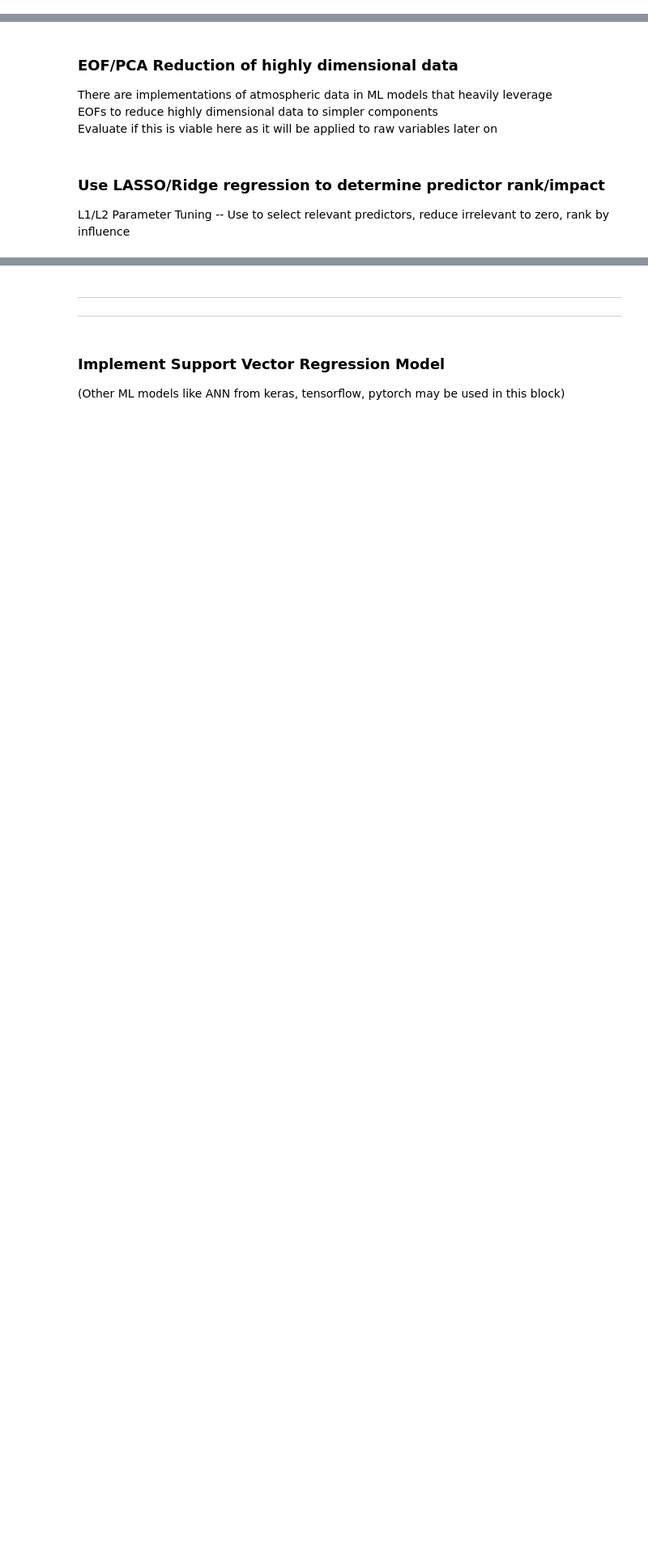
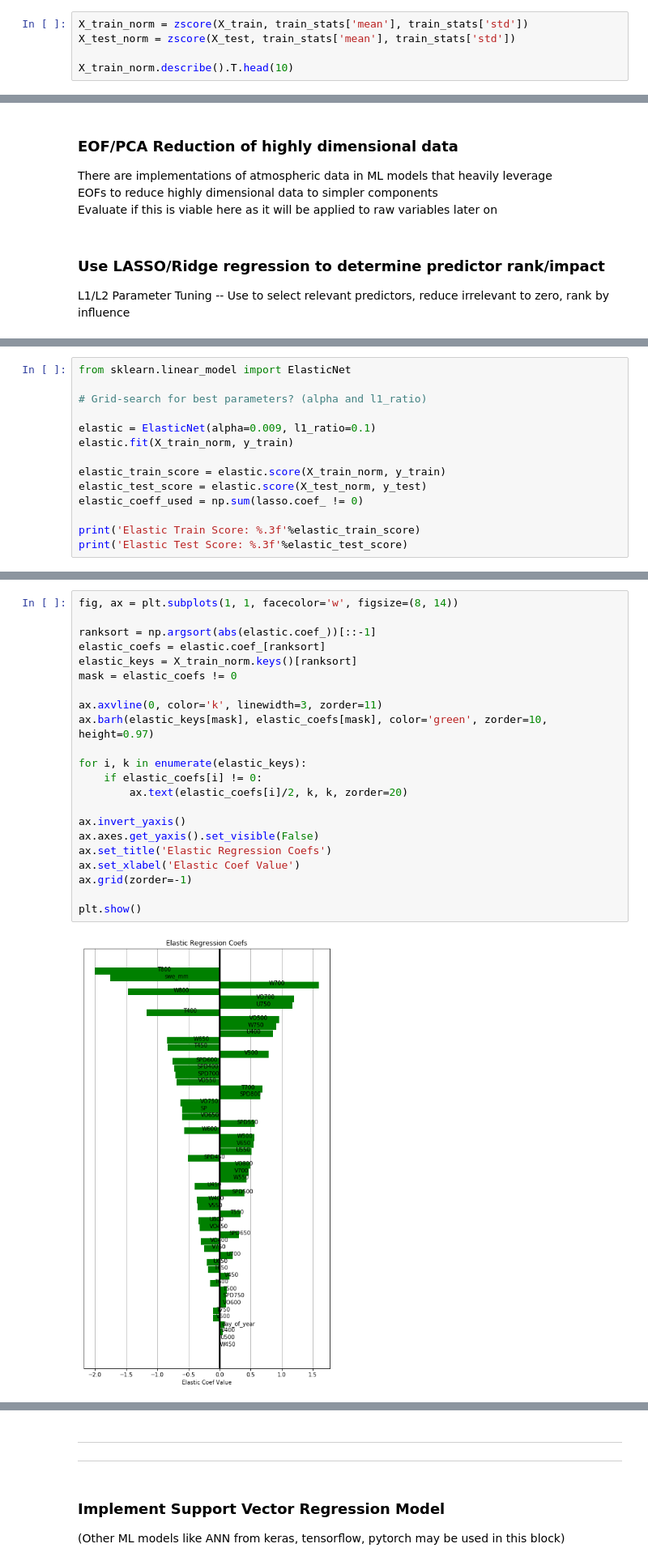
Before and after one commit to m-wessler/snow-liquid-ratio, a Jupyter notebook: core/train_SVR.ipynb, the cells around one changed output, grey strips where cells are left out. Shown at 81% size. Saved outputs shown, nothing was run; the diff lists cells and outputs as text; blank space fills up the shorter version.

```diff
--- a/core/train_SVR.ipynb
+++ b/core/train_SVR.ipynb
@@ -78,0 +218,5 @@ by looping from bottom of code block back to here
+# %%
+X_train_norm = zscore(X_train, train_stats['mean'], train_stats['std'])
+X_test_norm = zscore(X_test, train_stats['mean'], train_stats['std'])
+
+X_train_norm.describe().T.head(10)
@@ -86,0 +358,14 @@ L1/L2 Parameter Tuning -- Use to select relevant predictors, reduce irrelevant t
+# %%
+from sklearn.linear_model import ElasticNet
+
+# Grid-search for best parameters? (alpha and l1_ratio)
+
+elastic = ElasticNet(alpha=0.009, l1_ratio=0.1)
+elastic.fit(X_train_norm, y_train)
+
+elastic_train_score = elastic.score(X_train_norm, y_train)
+elastic_test_score = elastic.score(X_test_norm, y_test)
+elastic_coeff_used = np.sum(lasso.coef_ != 0)
+
+print('Elastic Train Score: %.3f'%elastic_train_score)
+print('Elastic Test Score: %.3f'%elastic_test_score)
@@ -86,0 +375,24 @@ L1/L2 Parameter Tuning -- Use to select relevant predictors, reduce irrelevant t
+# %%
+fig, ax = plt.subplots(1, 1, facecolor='w', figsize=(8, 14))
+
+ranksort = np.argsort(abs(elastic.coef_))[::-1]
+elastic_coefs = elastic.coef_[ranksort]
+elastic_keys = X_train_norm.keys()[ranksort]
+mask = elastic_coefs != 0
+
+ax.axvline(0, color='k', linewidth=3, zorder=11)
+ax.barh(elastic_keys[mask], elastic_coefs[mask], color='green', zorder=10, height=0.97)
+
+for i, k in enumerate(elastic_keys):
+    if elastic_coefs[i] != 0:
+        ax.text(elastic_coefs[i]/2, k, k, zorder=20)
+
+ax.invert_yaxis()
+ax.axes.get_yaxis().set_visible(False)
+ax.set_title('Elastic Regression Coefs')
+ax.set_xlabel('Elastic Coef Value')
+ax.grid(zorder=-1)
+
+plt.show()
+# %% [output]
+[figure, added]
```
Also changed, not shown: parts of 23 cells of this notebook.
